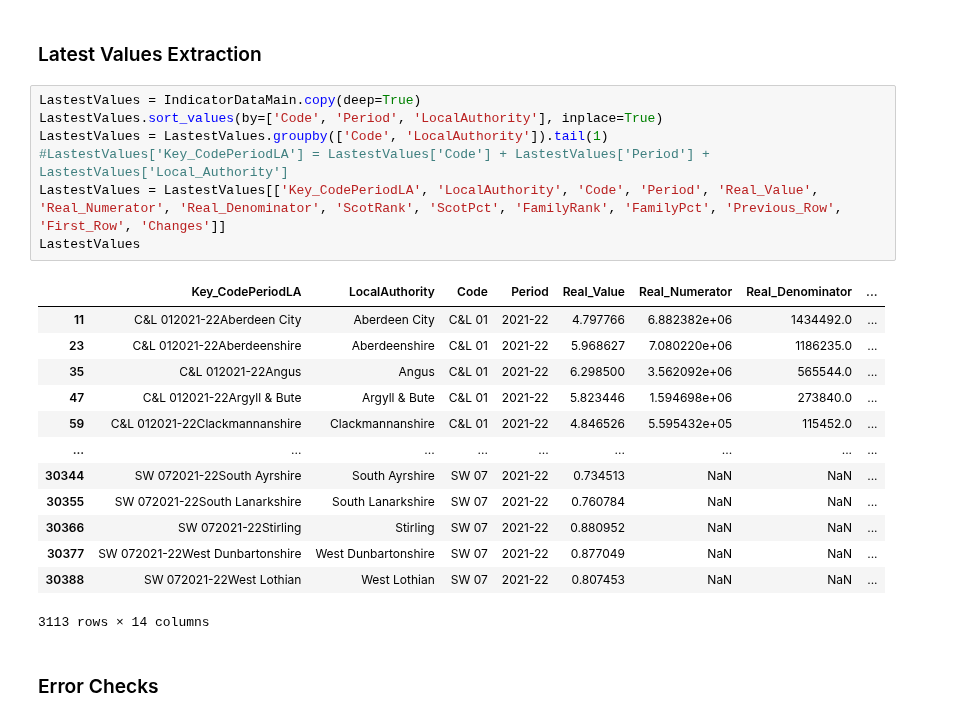
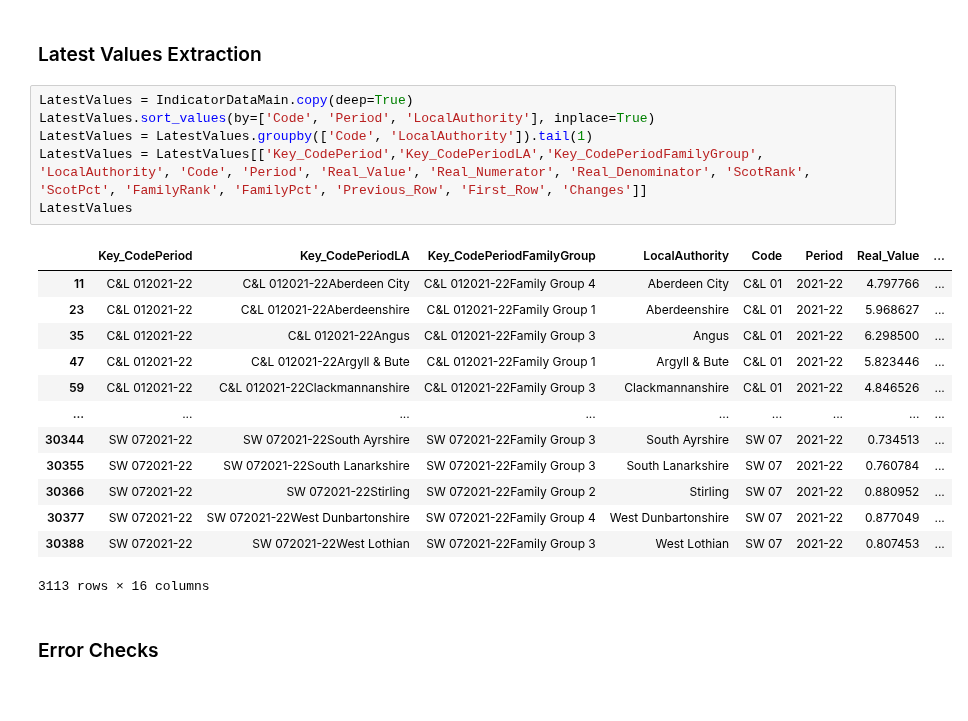
Before and after one commit to SC-TPP/LGBF, a Jupyter notebook: Transform LGBF Data File.ipynb, the cells around one changed output. Cells and saved outputs as stored; diff of their text form.

```diff
--- a/Transform LGBF Data File.ipynb
+++ b/Transform LGBF Data File.ipynb
@@ -791,26 +791,25 @@ IndicatorDataMain
 # %% [markdown]
 ### Latest Values Extraction
 # %%
-LastestValues = IndicatorDataMain.copy(deep=True)
-LastestValues.sort_values(by=['Code', 'Period', 'LocalAuthority'], inplace=True)
-LastestValues = LastestValues.groupby(['Code', 'LocalAuthority']).tail(1)
-#LastestValues['Key_CodePeriodLA'] = LastestValues['Code'] + LastestValues['Period'] + LastestValues['Local_Authority']
-LastestValues = LastestValues[['Key_CodePeriodLA', 'LocalAuthority', 'Code', 'Period', 'Real_Value', 'Real_Numerator', 'Real_Denominator', 'ScotRank', 'ScotPct', 'FamilyRank', 'FamilyPct', 'Previous_Row', 'First_Row', 'Changes']]
-LastestValues
+LatestValues = IndicatorDataMain.copy(deep=True)
+LatestValues.sort_values(by=['Code', 'Period', 'LocalAuthority'], inplace=True)
+LatestValues = LatestValues.groupby(['Code', 'LocalAuthority']).tail(1)
+LatestValues = LatestValues[['Key_CodePeriod','Key_CodePeriodLA','Key_CodePeriodFamilyGroup', 'LocalAuthority', 'Code', 'Period', 'Real_Value', 'Real_Numerator', 'Real_Denominator', 'ScotRank', 'ScotPct', 'FamilyRank', 'FamilyPct', 'Previous_Row', 'First_Row', 'Changes']]
+LatestValues
 # %% [output]
-|  | Key_CodePeriodLA | LocalAuthority | Code | Period | Real_Value | Real_Numerator | Real_Denominator | ... |
-| 11 | C&L 012021-22Aberdeen City | Aberdeen City | C&L 01 | 2021-22 | 4.797766 | 6.882382e+06 | 1434492.0 | ... |
-| 23 | C&L 012021-22Aberdeenshire | Aberdeenshire | C&L 01 | 2021-22 | 5.968627 | 7.080220e+06 | 1186235.0 | ... |
-| 35 | C&L 012021-22Angus | Angus | C&L 01 | 2021-22 | 6.298500 | 3.562092e+06 | 565544.0 | ... |
-| 47 | C&L 012021-22Argyll & Bute | Argyll & Bute | C&L 01 | 2021-22 | 5.823446 | 1.594698e+06 | 273840.0 | ... |
-| 59 | C&L 012021-22Clackmannanshire | Clackmannanshire | C&L 01 | 2021-22 | 4.846526 | 5.595432e+05 | 115452.0 | ... |
+|  | Key_CodePeriod | Key_CodePeriodLA | Key_CodePeriodFamilyGroup | LocalAuthority | Code | Period | Real_Value | ... |
+| 11 | C&L 012021-22 | C&L 012021-22Aberdeen City | C&L 012021-22Family Group 4 | Aberdeen City | C&L 01 | 2021-22 | 4.797766 | ... |
+| 23 | C&L 012021-22 | C&L 012021-22Aberdeenshire | C&L 012021-22Family Group 1 | Aberdeenshire | C&L 01 | 2021-22 | 5.968627 | ... |
+| 35 | C&L 012021-22 | C&L 012021-22Angus | C&L 012021-22Family Group 3 | Angus | C&L 01 | 2021-22 | 6.298500 | ... |
+| 47 | C&L 012021-22 | C&L 012021-22Argyll & Bute | C&L 012021-22Family Group 1 | Argyll & Bute | C&L 01 | 2021-22 | 5.823446 | ... |
+| 59 | C&L 012021-22 | C&L 012021-22Clackmannanshire | C&L 012021-22Family Group 3 | Clackmannanshire | C&L 01 | 2021-22 | 4.846526 | ... |
 | ... | ... | ... | ... | ... | ... | ... | ... | ... |
-| 30344 | SW 072021-22South Ayrshire | South Ayrshire | SW 07 | 2021-22 | 0.734513 | NaN | NaN | ... |
-| 30355 | SW 072021-22South Lanarkshire | South Lanarkshire | SW 07 | 2021-22 | 0.760784 | NaN | NaN | ... |
-| 30366 | SW 072021-22Stirling | Stirling | SW 07 | 2021-22 | 0.880952 | NaN | NaN | ... |
-| 30377 | SW 072021-22West Dunbartonshire | West Dunbartonshire | SW 07 | 2021-22 | 0.877049 | NaN | NaN | ... |
-| 30388 | SW 072021-22West Lothian | West Lothian | SW 07 | 2021-22 | 0.807453 | NaN | NaN | ... |
+| 30344 | SW 072021-22 | SW 072021-22South Ayrshire | SW 072021-22Family Group 3 | South Ayrshire | SW 07 | 2021-22 | 0.734513 | ... |
+| 30355 | SW 072021-22 | SW 072021-22South Lanarkshire | SW 072021-22Family Group 3 | South Lanarkshire | SW 07 | 2021-22 | 0.760784 | ... |
+| 30366 | SW 072021-22 | SW 072021-22Stirling | SW 072021-22Family Group 2 | Stirling | SW 07 | 2021-22 | 0.880952 | ... |
+| 30377 | SW 072021-22 | SW 072021-22West Dunbartonshire | SW 072021-22Family Group 4 | West Dunbartonshire | SW 07 | 2021-22 | 0.877049 | ... |
+| 30388 | SW 072021-22 | SW 072021-22West Lothian | SW 072021-22Family Group 3 | West Lothian | SW 07 | 2021-22 | 0.807453 | ... |
-3113 rows × 14 columns
+3113 rows × 16 columns
 # %% [markdown]
 ### Error Checks
 # %%
```
Also changed, not shown: parts of 1 cell of this notebook.
